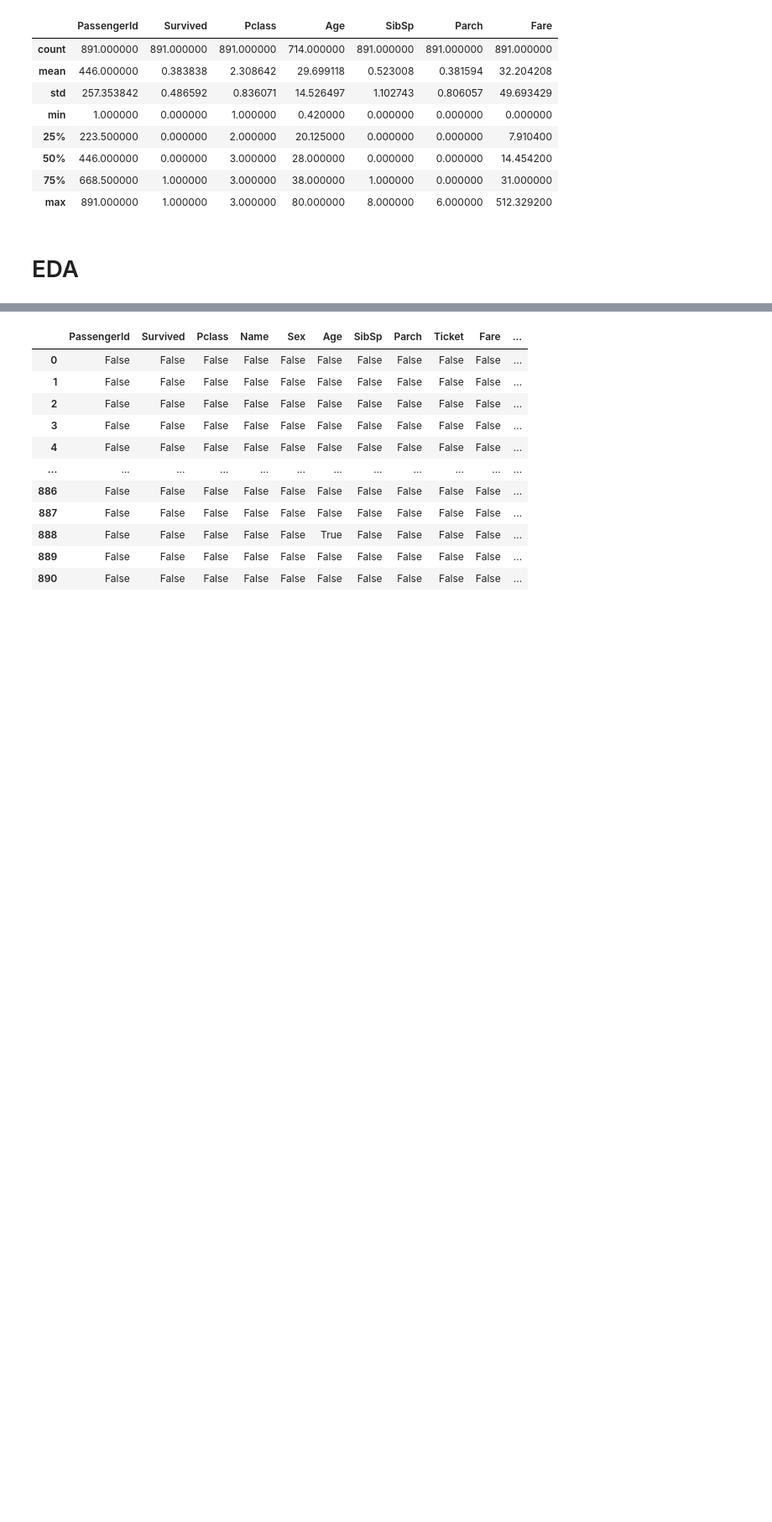
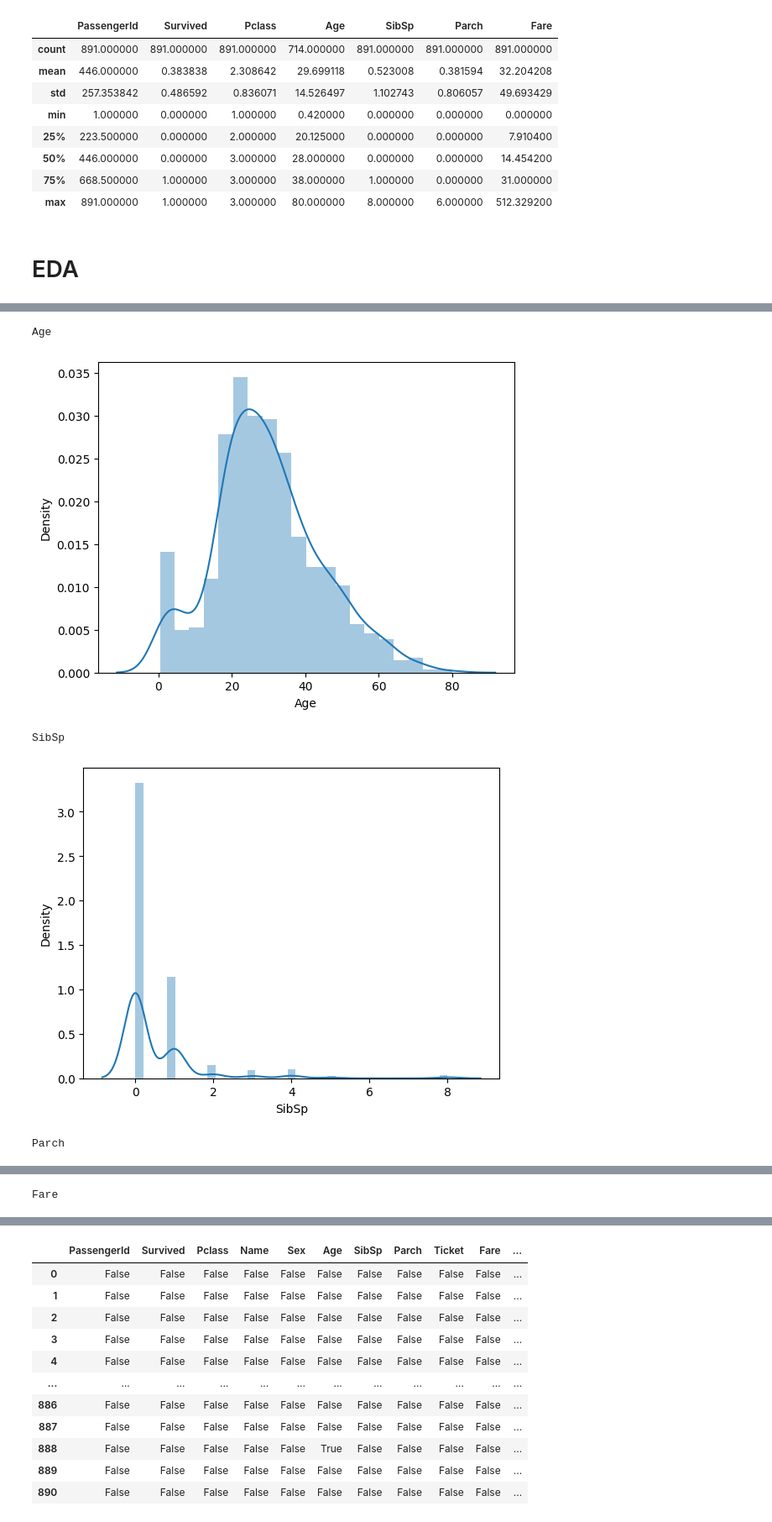
Before and after one commit to mayankagrawal16/training2022, a Jupyter notebook: day22_gui_house_price/day22_logistic_reg.ipynb, the cells around one changed output, grey strips where cells are left out. Shown at 84% size. Saved outputs shown, nothing was run; the diff lists cells and outputs as text; code cells hidden in the pictures; blank space fills up the shorter version.

```diff
--- a/day22_gui_house_price/day22_logistic_reg.ipynb
+++ b/day22_gui_house_price/day22_logistic_reg.ipynb
@@ -50,0 +91,14 @@ df.describe()
+# %%
+def num_analyze(col):
+    print(col)
+    sns.distplot(df[col])
+    plt.show()
+
+for col in num_cols:
+    num_analyze(col)
+# %% [output]
+Age
+[figure, added]
+SibSp
+[figure, added]
+Parch
@@ -50,0 +106 @@ df.describe()
+Fare
```
Also changed, not shown: parts of 31 cells of this notebook.
